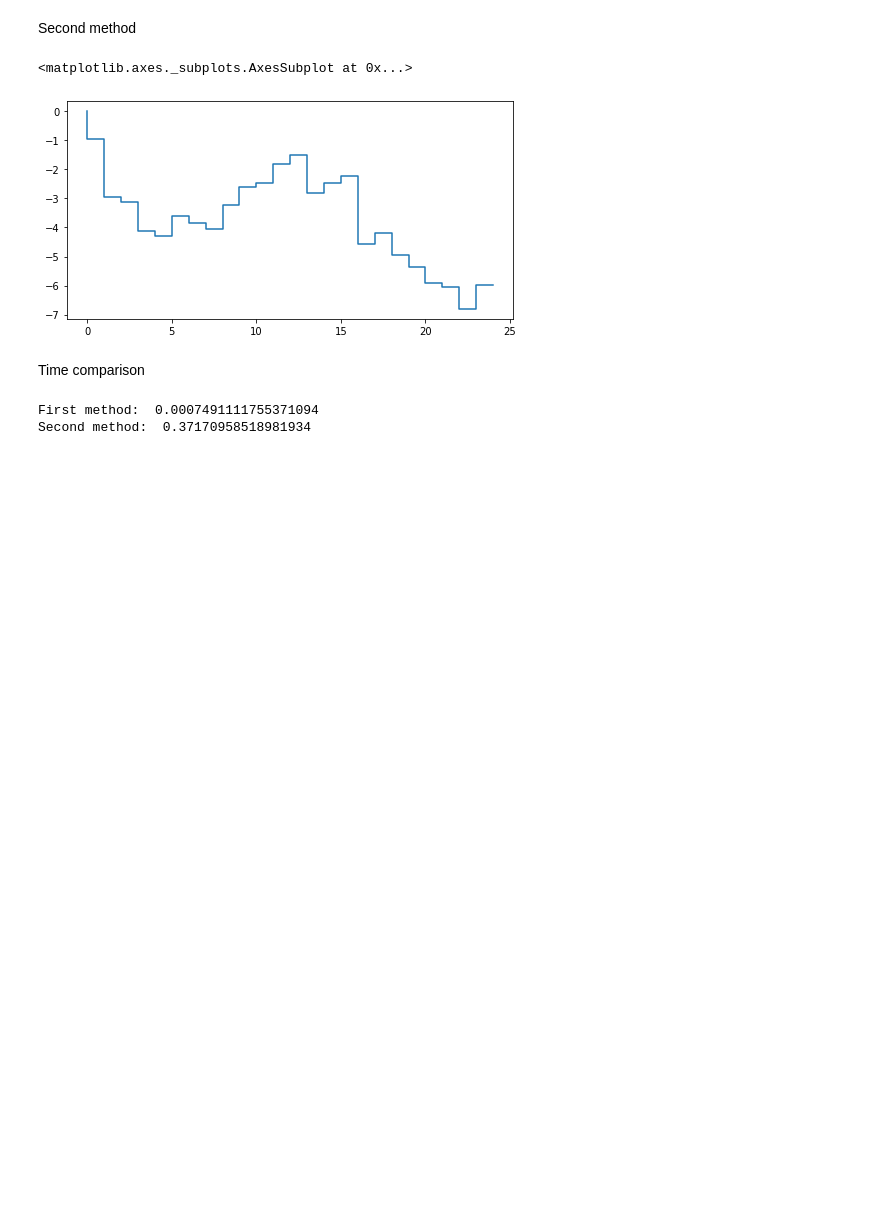
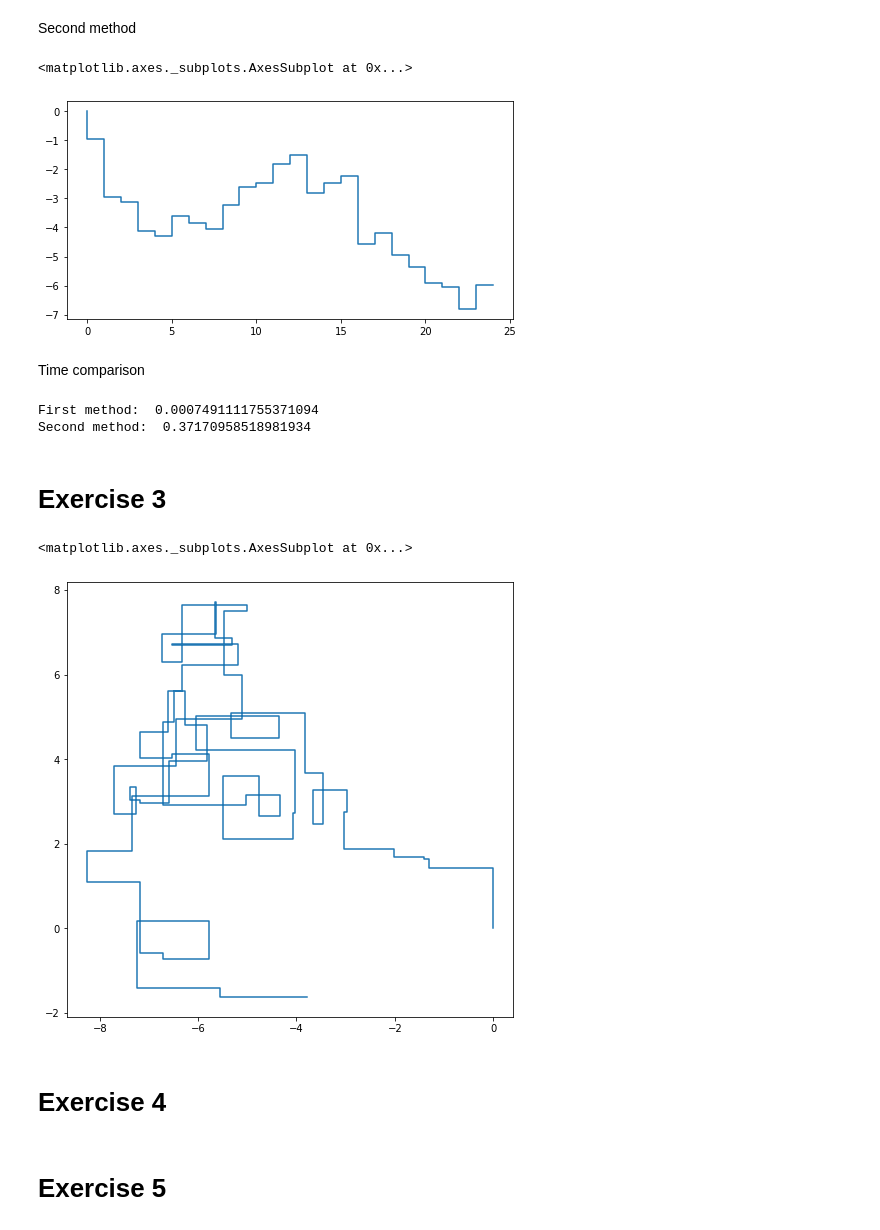
Before and after one commit to stapaw/financial_math, a Jupyter notebook: lab2/lab2.ipynb, the cells around one changed output. Cells and saved outputs as stored; diff of their text form; code cells hidden in the pictures; blank space fills up the shorter version.

```diff
--- a/lab2/lab2.ipynb
+++ b/lab2/lab2.ipynb
@@ -111,3 +111,19 @@ print("Second method: ", end - start)
 # %% [output]
 First method:  0.0007491111755371094
 Second method:  0.37170958518981934
+# %% [markdown]
+# Exercise 3
+# %%
+w1 = generate_wiener_trajectory1(50)
+w2 = generate_wiener_trajectory1(50)
+
+fig, ax = plt.subplots(figsize=(8,8))
+ax.step(w1, w2)
+ax
+# %% [output]
+<matplotlib.axes._subplots.AxesSubplot at 0x...>
+[figure, added]
+# %% [markdown]
+# Exercise 4
+# %% [markdown]
+# Exercise 5
```
Also changed, not shown: parts of 2 cells of this notebook, 1 other file.
